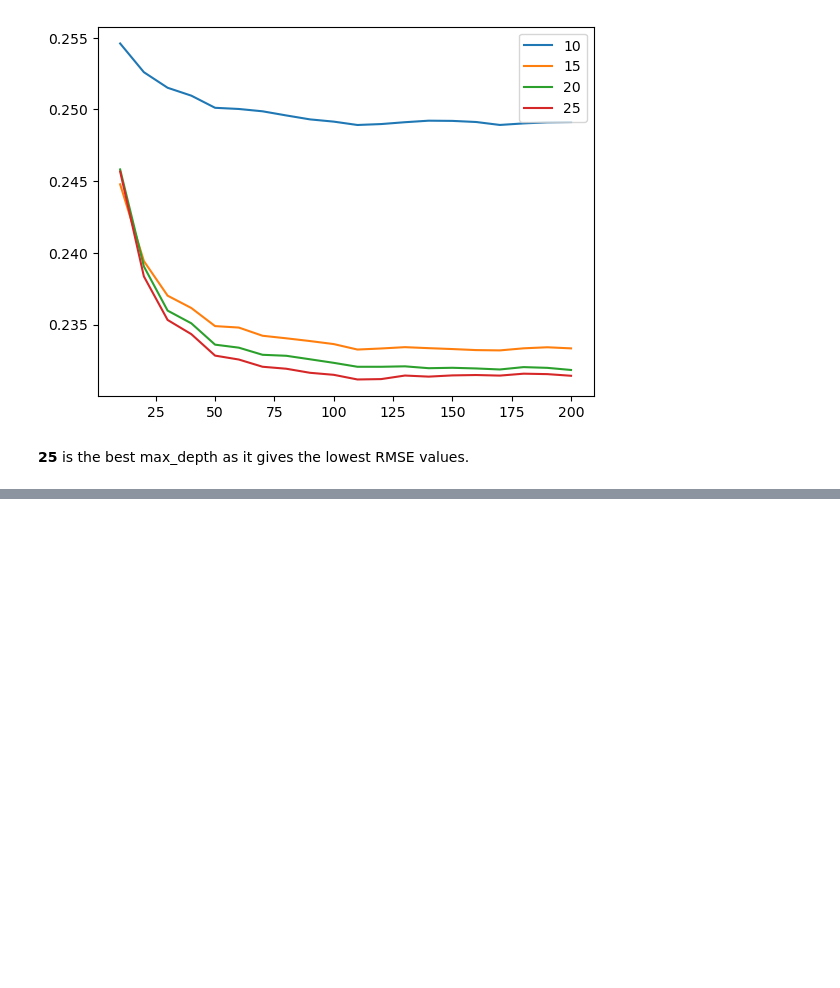
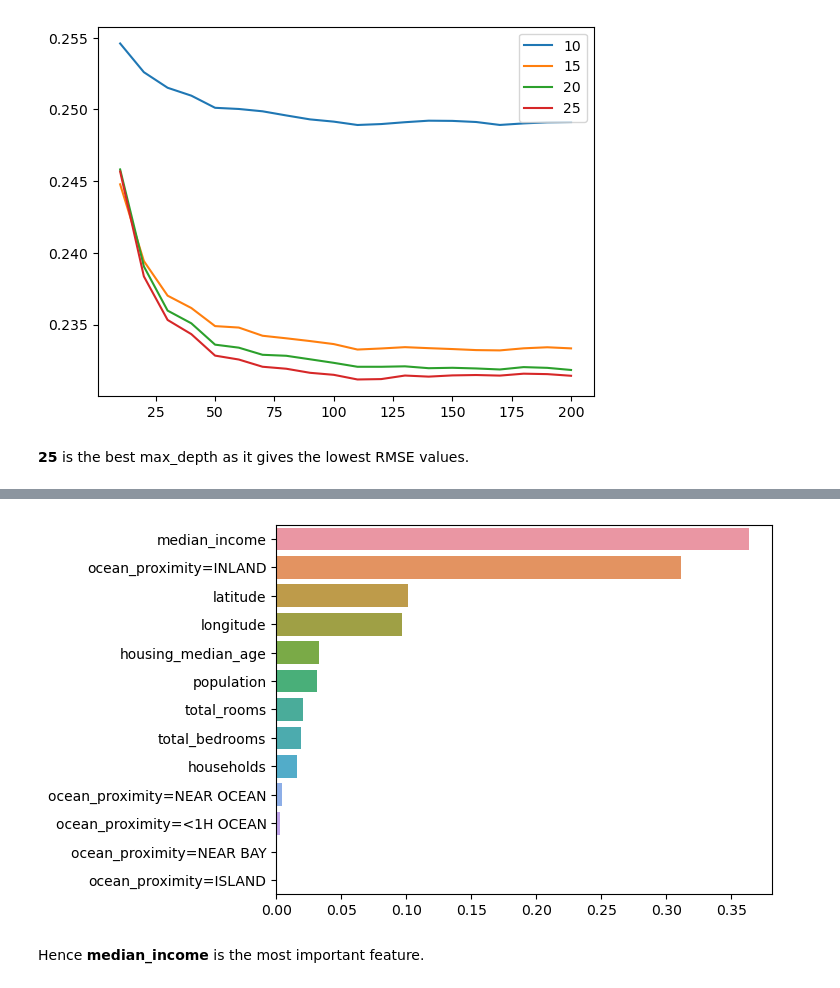
Before and after one commit to Optimistix/machine-learning-zoomcamp-2023, a Jupyter notebook: ML_ZoomCamp_Homework_6.ipynb, the cells around one changed output, grey strips where cells are left out. Cells and saved outputs as stored; diff of their text form; code cells hidden in the pictures; blank space fills up the shorter version.

```diff
--- a/ML_ZoomCamp_Homework_6.ipynb
+++ b/ML_ZoomCamp_Homework_6.ipynb
@@ -220,0 +240,5 @@ plt.show()
+# %%
+#@ TRAINING THE RANDOM FOREST MODEL:
+rf = RandomForestRegressor(n_estimators=10, max_depth=20,
+                           random_state=1, n_jobs=-1)
+rf.fit(X_train, y_train)
@@ -220,0 +286,8 @@ plt.show()
+# %%
+# plotting the feature importance graph
+df_feature_importances = pd.Series(data=rf.feature_importances_, index=dv.feature_names_).sort_values(ascending=False)
+sns.barplot(x=df_feature_importances, y=df_feature_importances.index);
+# %% [output]
+[figure, added]
+# %% [markdown]
+Hence <b>median_income</b> is the most important feature.
```
Also changed, not shown: parts of 19 cells of this notebook.
